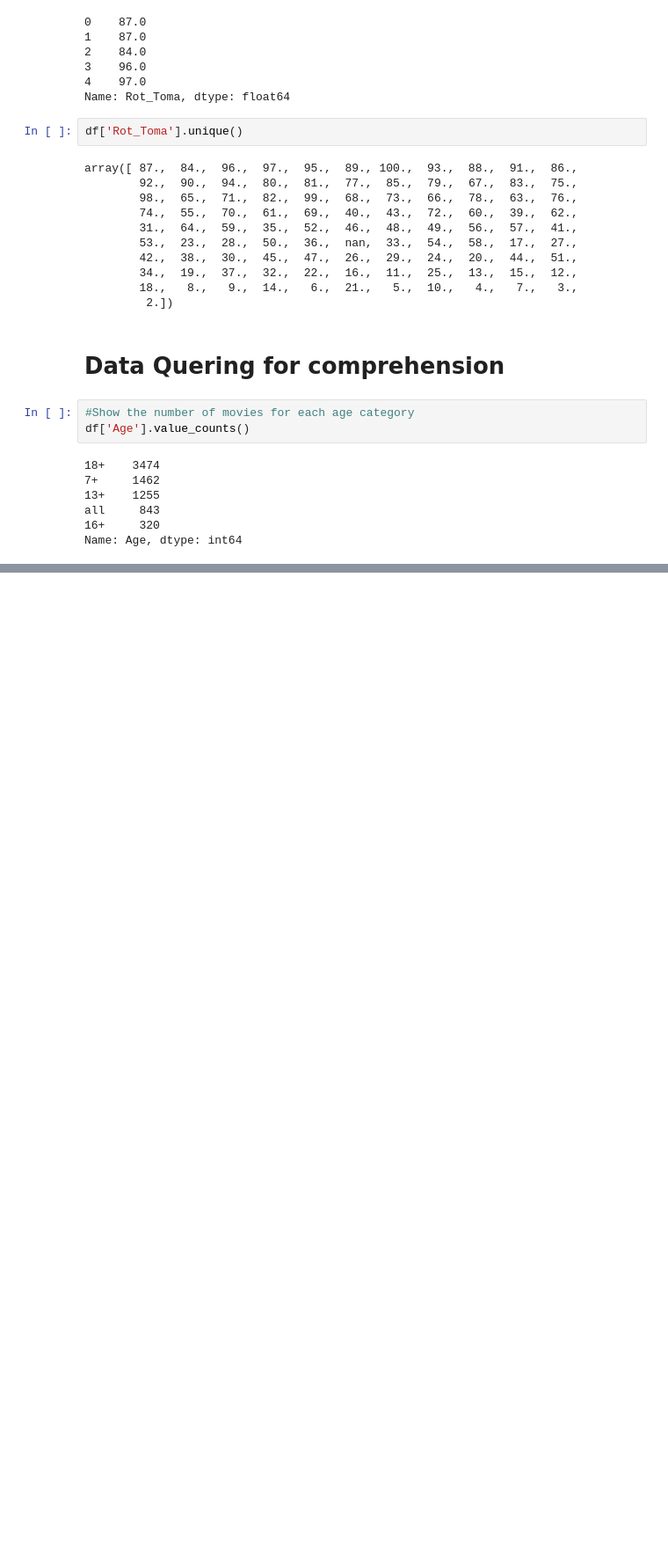
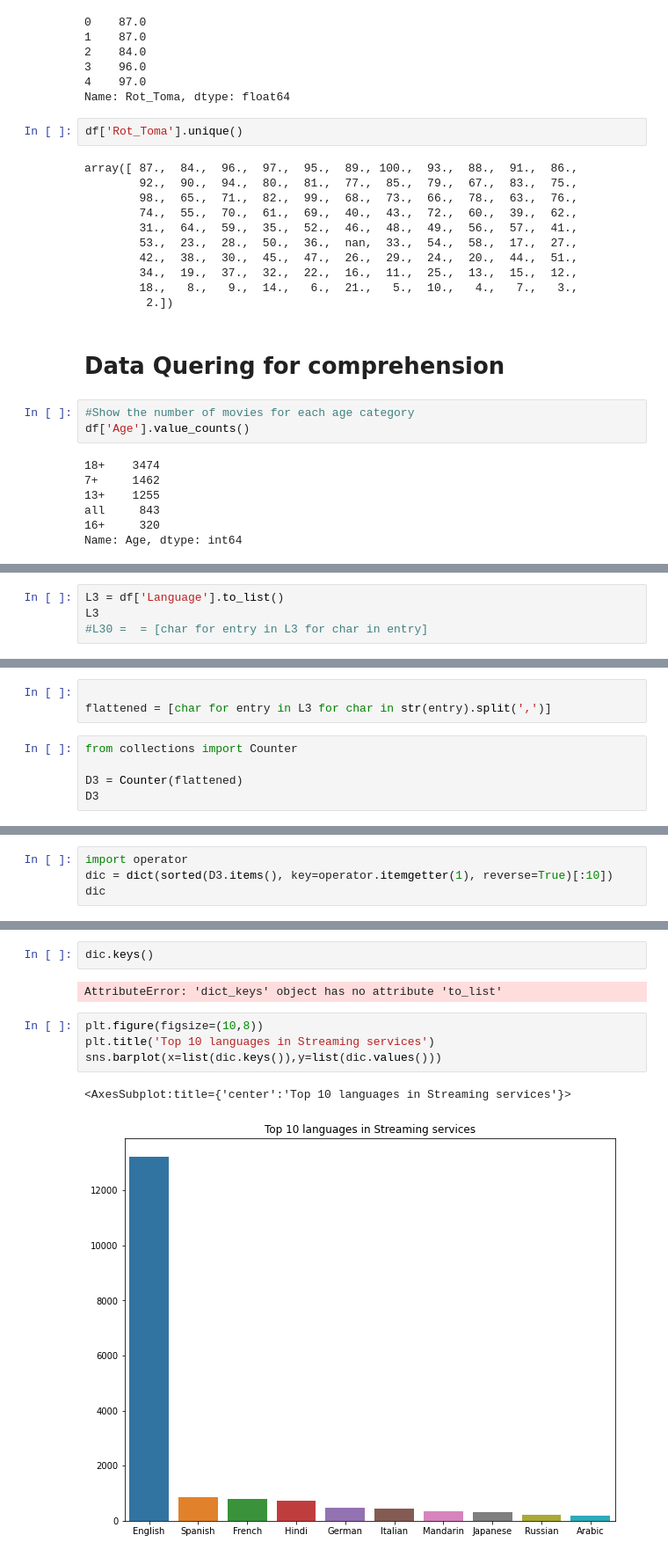
Before and after one commit to abdennourkhorchani/movie_services_dataset_analysis, a Jupyter notebook: movie_services_dataset_analysis-checkpoint.ipynb, the cells around one changed output, grey strips where cells are left out. Shown at 88% size. Cells and saved outputs as stored; diff of their text form; blank space fills up the shorter version.

```diff
--- a/movie_services_dataset_analysis-checkpoint.ipynb
+++ b/movie_services_dataset_analysis-checkpoint.ipynb
@@ -266,0 +283,4 @@ df['Age'].value_counts().plot.bar() #visualise the number of movies per category
+# %%
+L3 = df['Language'].to_list()
+L3
+#L30 =  = [char for entry in L3 for char in entry]
@@ -266,0 +305,8 @@ df['Age'].value_counts().plot.bar() #visualise the number of movies per category
+# %%
+
+flattened = [char for entry in L3 for char in str(entry).split(',')]
+# %%
+from collections import Counter
+
+D3 = Counter(flattened)
+D3
@@ -266,0 +346,4 @@ df['Age'].value_counts().plot.bar() #visualise the number of movies per category
+# %%
+import operator
+dic = dict(sorted(D3.items(), key=operator.itemgetter(1), reverse=True)[:10])
+dic
@@ -266,0 +361,11 @@ df['Age'].value_counts().plot.bar() #visualise the number of movies per category
+# %%
+dic.keys()
+# %% [output]
+AttributeError: 'dict_keys' object has no attribute 'to_list'
+# %%
+plt.figure(figsize=(10,8))
+plt.title('Top 10 languages in Streaming services')
+sns.barplot(x=list(dic.keys()),y=list(dic.values()))
+# %% [output]
+<AxesSubplot:title={'center':'Top 10 languages in Streaming services'}>
+[figure, added]
```
Also changed, not shown: parts of 7 cells of this notebook.
